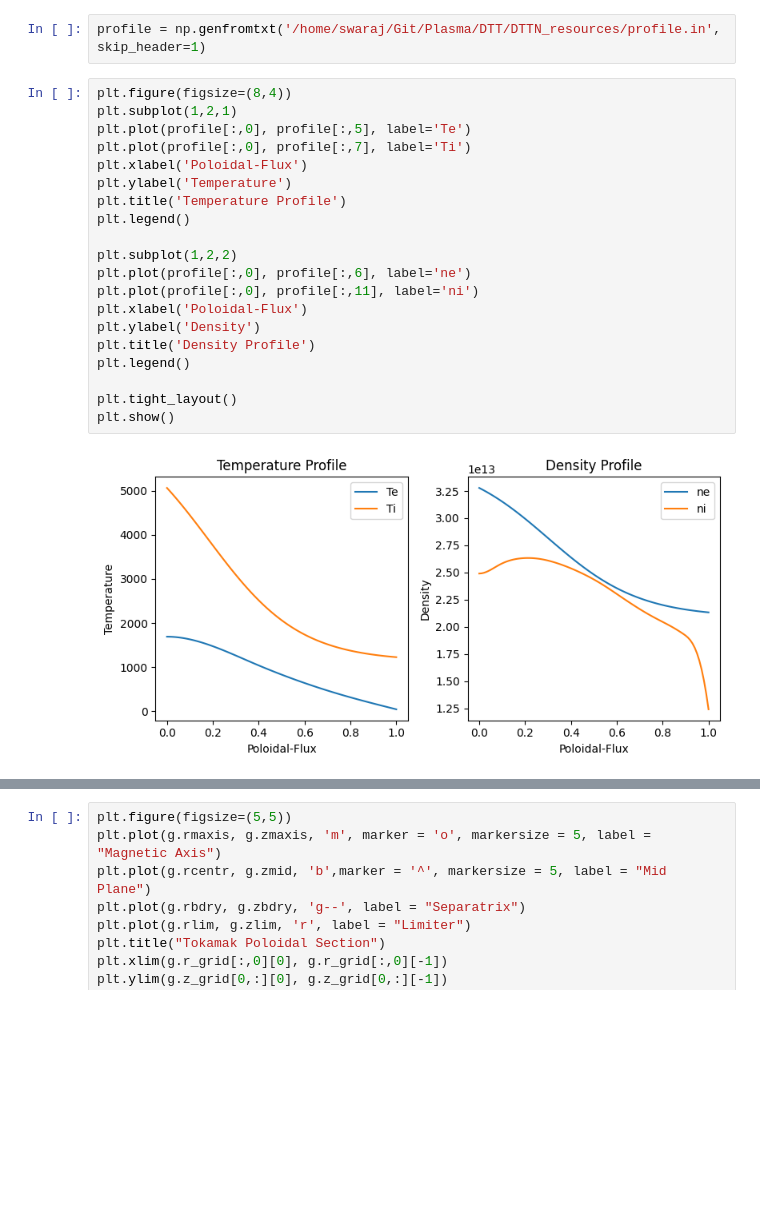
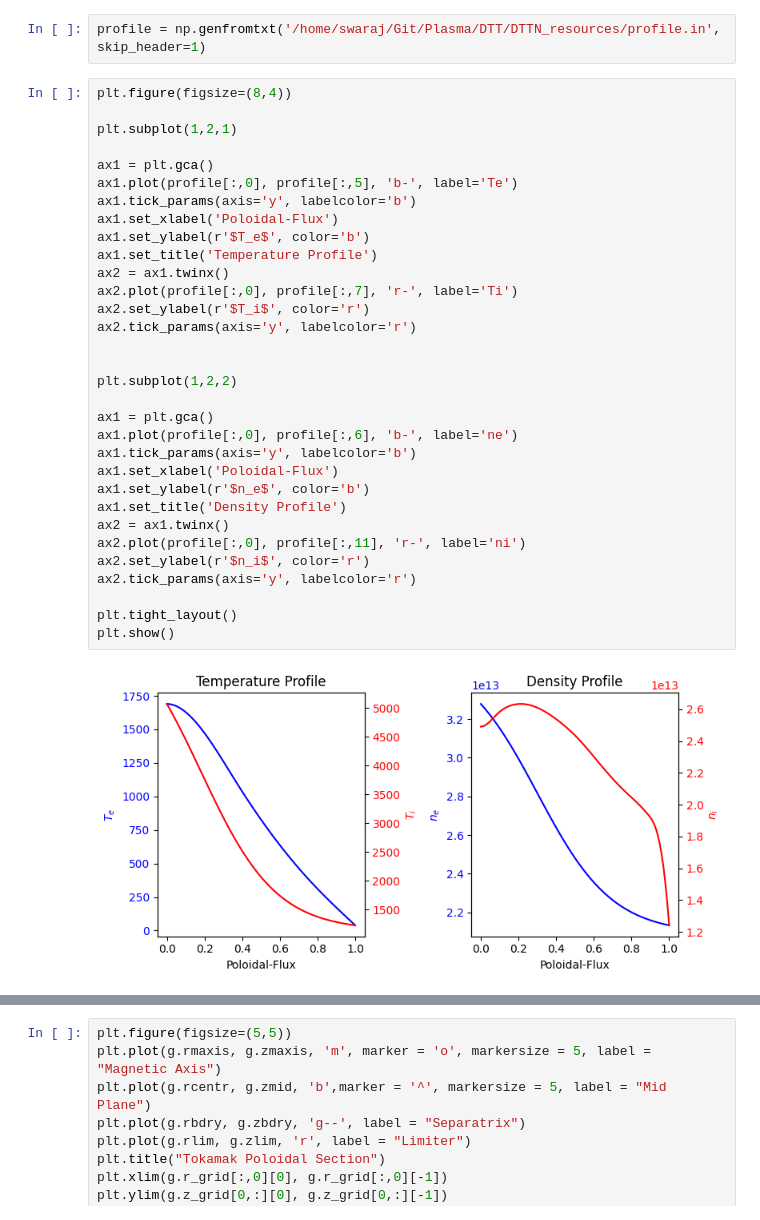
Before and after one commit to swarajsao1/Plasma, a Jupyter notebook: DTT/DTT_N/DTT.ipynb, the cells around one changed output, grey strips where cells are left out. Drawn from its saved outputs; the diff is of its cells as text; blank space fills up the shorter version.

Commit message:
profile added.

```diff
--- a/DTT/DTT_N/DTT.ipynb
+++ b/DTT/DTT_N/DTT.ipynb
@@ -34,24 +34,36 @@ with open('/home/swaraj/Git/Plasma/DTT/DTTN_resources/profile.in', 'r') as f:
 profile = np.genfromtxt('/home/swaraj/Git/Plasma/DTT/DTTN_resources/profile.in', skip_header=1)
 # %%
 plt.figure(figsize=(8,4))
+
 plt.subplot(1,2,1)
-plt.plot(profile[:,0], profile[:,5], label='Te')
-plt.plot(profile[:,0], profile[:,7], label='Ti')
-plt.xlabel('Poloidal-Flux')
-plt.ylabel('Temperature')
-plt.title('Temperature Profile')
-plt.legend()
+
+ax1 = plt.gca()
+ax1.plot(profile[:,0], profile[:,5], 'b-', label='Te')
+ax1.tick_params(axis='y', labelcolor='b')
+ax1.set_xlabel('Poloidal-Flux')
+ax1.set_ylabel(r'$T_e$', color='b')
+ax1.set_title('Temperature Profile')
+ax2 = ax1.twinx()
+ax2.plot(profile[:,0], profile[:,7], 'r-', label='Ti')
+ax2.set_ylabel(r'$T_i$', color='r')
+ax2.tick_params(axis='y', labelcolor='r')
+
 
 plt.subplot(1,2,2)
-plt.plot(profile[:,0], profile[:,6], label='ne')
-plt.plot(profile[:,0], profile[:,11], label='ni')
-plt.xlabel('Poloidal-Flux')
-plt.ylabel('Density')
-plt.title('Density Profile')
-plt.legend()
+
+ax1 = plt.gca()
+ax1.plot(profile[:,0], profile[:,6], 'b-', label='ne')
+ax1.tick_params(axis='y', labelcolor='b')
+ax1.set_xlabel('Poloidal-Flux')
+ax1.set_ylabel(r'$n_e$', color='b')
+ax1.set_title('Density Profile')
+ax2 = ax1.twinx()
+ax2.plot(profile[:,0], profile[:,11], 'r-', label='ni')
+ax2.set_ylabel(r'$n_i$', color='r')
+ax2.tick_params(axis='y', labelcolor='r')
 
 plt.tight_layout()
 plt.show()
 # %% [output]
-[figure, old version]
+[figure, new version]
 # %%
```
Also changed, not shown: parts of 2 cells of this notebook, 2 other files.
